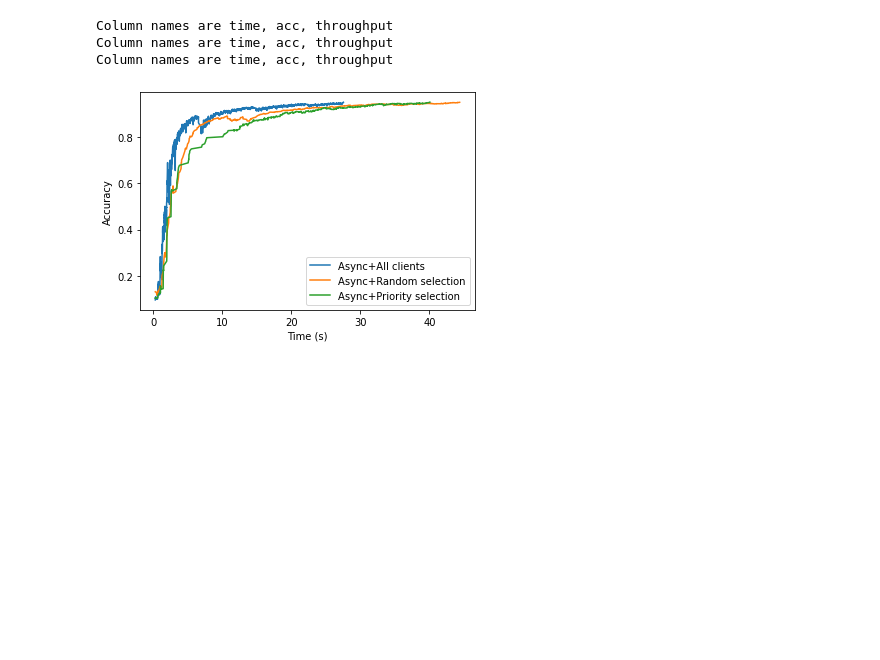
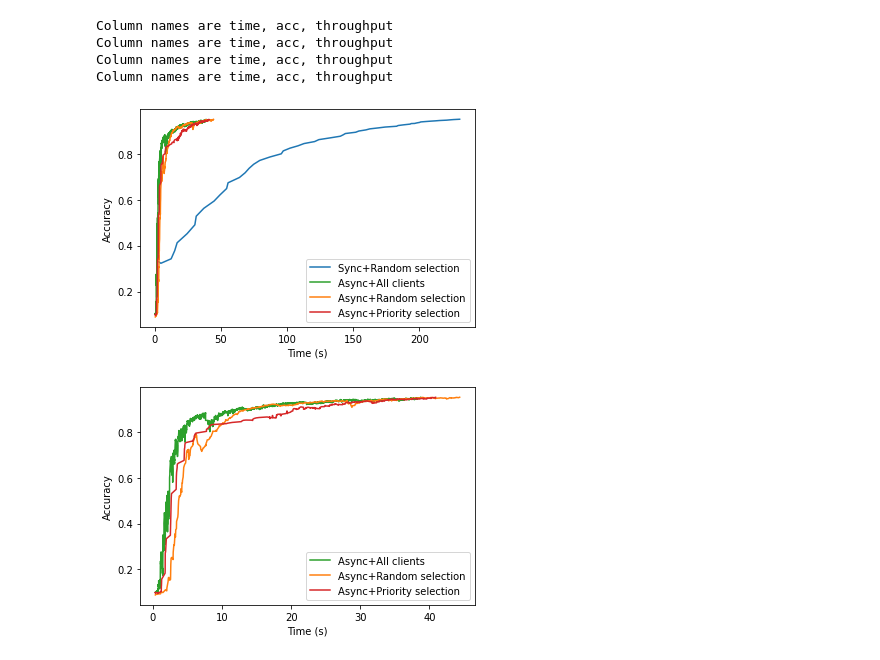
Before and after one commit to iQua/flsim, a Jupyter notebook: plots/plot.ipynb, the cells around one changed output. Saved outputs shown, nothing was run; the diff lists cells and outputs as text; code cells hidden in the pictures; blank space fills up the shorter version.

```diff
--- a/plots/plot.ipynb
+++ b/plots/plot.ipynb
@@ -23,8 +23,8 @@ def read_csv(path):
     return t, acc, th
 # %%
 res = {}
-for case in ['allasync', 'async_latencyloss_normal', 'async_random_normal']:
-    folder = case + '_res'
+for case in ['sync', 'allasync', 'async_latencyloss_normal', 'async_random_normal']:
+    folder = '../' + case + '_res'
     t, acc, th = read_csv(folder)
     res[case] = {}
     res[case]['t'] = t
@@ -34,18 +34,31 @@ for case in ['allasync', 'async_latencyloss_normal', 'async_random_normal']:
 Column names are time, acc, throughput
 Column names are time, acc, throughput
 Column names are time, acc, throughput
+Column names are time, acc, throughput
 # %%
 import matplotlib.pyplot as plt
 
 fig = plt.figure()
-plt.plot(res['allasync']['t'], res['allasync']['acc'], label='Async+All clients')
-plt.plot(res['async_random_normal']['t'], res['async_random_normal']['acc'], label='Async+Random selection')
-plt.plot(res['async_latencyloss_normal']['t'], res['async_latencyloss_normal']['acc'], label='Async+Priority selection')
+plt.plot(res['sync']['t'], res['sync']['acc'], 'tab:blue', label='Sync+Random selection')
+plt.plot(res['allasync']['t'], res['allasync']['acc'], 'tab:green', label='Async+All clients')
+plt.plot(res['async_random_normal']['t'], res['async_random_normal']['acc'], 'tab:orange', label='Async+Random selection')
+plt.plot(res['async_latencyloss_normal']['t'], res['async_latencyloss_normal']['acc'], 'tab:red', label='Async+Priority selection')
 plt.legend()
 plt.xlabel('Time (s)')
 plt.ylabel('Accuracy')
-plt.savefig('async_acc.png')
+plt.savefig('acc_all.png')
+
+
+fig = plt.figure()
+plt.plot(res['allasync']['t'], res['allasync']['acc'], 'tab:green', label='Async+All clients')
+plt.plot(res['async_random_normal']['t'], res['async_random_normal']['acc'], 'tab:orange', label='Async+Random selection')
+plt.plot(res['async_latencyloss_normal']['t'], res['async_latencyloss_normal']['acc'], 'tab:red', label='Async+Priority selection')
+plt.legend()
+plt.xlabel('Time (s)')
+plt.ylabel('Accuracy')
+plt.savefig('acc_async.png')
 # %% [output]
-[figure, old version]
+[figure, new version]
+[figure, added]
 # %%
 fig = plt.figure()
```
Also changed, not shown: parts of 1 cell of this notebook, 1 other file.
